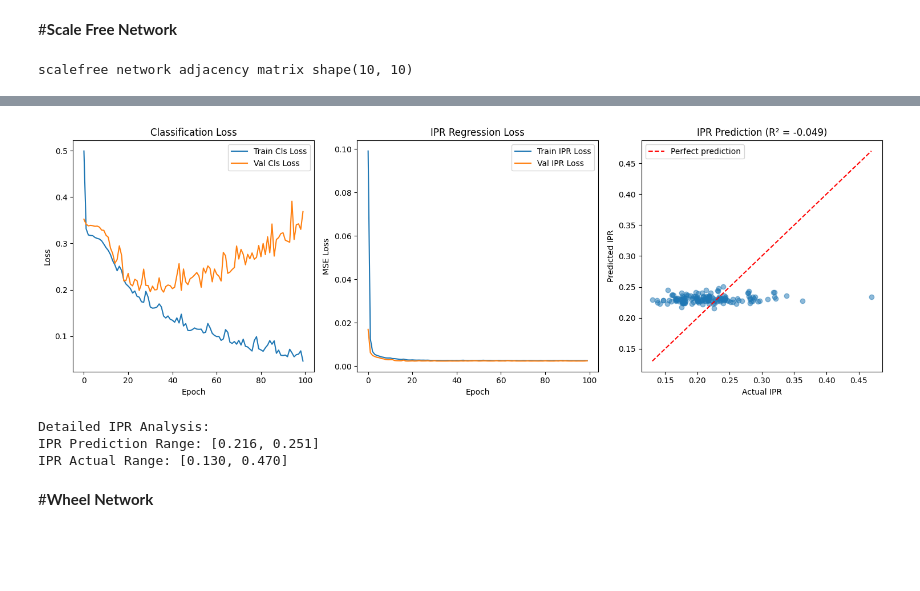
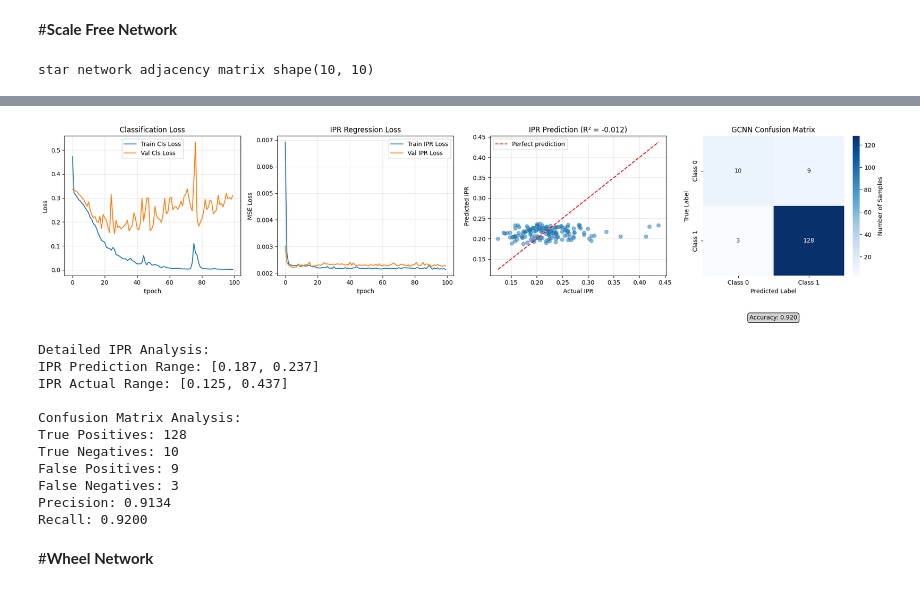
Before and after one commit to shikharkyadesultory/GNN_resilient_network, a Jupyter notebook: Steady_State_GNN(GCN).ipynb, the cells around one changed output, grey strips where cells are left out. Saved outputs shown, nothing was run; the diff lists cells and outputs as text; code cells hidden in the pictures; blank space fills up the shorter version.

```diff
--- a/Steady_State_GNN(GCN).ipynb
+++ b/Steady_State_GNN(GCN).ipynb
@@ -440,7 +441,7 @@ class LocalActivationGNN(nn.Module):
 #**Create Star Network and Evaluation Functionals**
 # %%
 ### Defining the GSO ###
-from sklearn.metrics import r2_score
+from sklearn.metrics import r2_score, precision_score, recall_score
 def create_star_network(n_nodes, center_weight=1.0, edge_weight=0.5):
   S = np.zeros((n_nodes,n_nodes))
   center_node = 0
@@ -590,6 +591,8 @@ def evaluate_model(model, test_loader, device='cpu'):
     # Classification metrics
     accuracy = accuracy_score(all_labels, all_preds)
     f1 = f1_score(all_labels, all_preds, average='weighted')
+    precision = precision_score(all_labels, all_preds, average='weighted') # Calculate precision
+    recall = recall_score(all_labels, all_preds, average='weighted') # Calculate recall
 
     # IPR regression metrics
     ipr_mae = np.mean(np.abs(all_ipr_preds - all_ipr_actuals))
@@ -601,6 +604,8 @@ def evaluate_model(model, test_loader, device='cpu'):
     return {
         'accuracy': accuracy,
         'f1_score': f1,
+        'precision': precision, # Add precision to the dictionary
+        'recall': recall, # Add recall to the dictionary
         'predictions': all_preds,
         'labels': all_labels,
         'ipr_predictions': all_ipr_preds,
@@ -1189,6 +1232,7 @@ class ScaleFreeDataset(Dataset):
     return self.data[idx].double(), self.labels[idx], torch.tensor(self.ipr_targets[idx], dtype=torch.float64)
 # %%
 ## Execution Block ##
+from sklearn.metrics import precision_score, recall_score
 if __name__ == "__main__":
     n_nodes = 10
     n_features = 3
@@ -1196,8 +1240,8 @@ if __name__ == "__main__":
     n_samples = 1000
     batch_size = 32
 
-    scalefree_adj = create_scalefree_network(n_nodes) # Corrected function call
-    print(f"scalefree network adjacency matrix shape{scalefree_adj.shape}")
+    star_adj = create_scalefree_network(n_nodes)
+    print(f"star network adjacency matrix shape{star_adj.shape}")
 
     dataset = ScaleFreeDataset(n_samples=n_samples, n_nodes=n_nodes,
                                n_features=n_features, n_classes=n_classes)
@@ -1225,16 +1269,13 @@ if __name__ == "__main__":
         'poolingSize': [2, 2, 2], # Added a third pooling size
         'dimLayersMLP': [64, 32],
         'dimLayersIPR': [16, 8], # Keep IPR layers config
-        'GSO': torch.tensor(scalefree_adj, dtype=torch.float64), # Convert GSO to float64
+        'GSO': torch.tensor(star_adj, dtype=torch.float64), # Convert GSO to float64
         'order': 'Degree',
         'n_classes': n_classes # Pass n_classes to the model config
     }
 
     model = LocalActivationGNN(**model_config)
-    model = model.double()
-    if hasattr(model, 'S') and model.S is not None:
-      model.S = model.S.double()
-    model = model.to(device)
+    model = model.double() # Ensure model parameters are double
     device = torch.device("cuda" if torch.cuda.is_available() else "cpu")
 
     criterion_cls = nn.CrossEntropyLoss()
@@ -1271,30 +1312,31 @@ if __name__ == "__main__":
     print(f"R² Score: {test_results['ipr_r2']:.4f}")
     print(f"Correlation: {test_results['ipr_correlation']:.4f}")
 
-
     # Plotting results
-    plt.figure(figsize=(15, 5))
+    plt.figure(figsize=(20, 5))
 
     # Plot 1: Classification losses
-    plt.subplot(1, 3, 1)
+    plt.subplot(1, 4, 1)
     plt.plot(train_losses['cls'], label='Train Cls Loss')
     plt.plot(val_losses['cls'], label='Val Cls Loss')
     plt.xlabel('Epoch')
     plt.ylabel('Loss')
     plt.legend()
     plt.title('Classification Loss')
+    plt.grid(True, alpha=0.3)
 
     # Plot 2: IPR regression losses
-    plt.subplot(1, 3, 2)
+    plt.subplot(1, 4, 2)
     plt.plot(train_losses['ipr'], label='Train IPR Loss')
     plt.plot(val_losses['ipr'], label='Val IPR Loss')
     plt.xlabel('Epoch')
     plt.ylabel('MSE Loss')
     plt.legend()
     plt.title('IPR Regression Loss')
+    plt.grid(True, alpha=0.3)
 
     # Plot 3: IPR predictions vs actual
-    plt.subplot(1, 3, 3)
+    plt.subplot(1, 4, 3)
     plt.scatter(test_results['ipr_actuals'], test_results['ipr_predictions'], alpha=0.5)
     min_val = min(np.min(test_results['ipr_actuals']), np.min(test_results['ipr_predictions']))
     max_val = max(np.max(test_results['ipr_actuals']), np.max(test_results['ipr_predictions']))
@@ -1303,14 +1345,42 @@ if __name__ == "__main__":
     plt.ylabel('Predicted IPR')
     plt.title(f'IPR Prediction (R² = {test_results["ipr_r2"]:.3f})')
     plt.legend()
+    plt.grid(True, alpha=0.3)
+
+    # Plot 4: Confusion Matrix
+    plt.subplot(1, 4, 4)
+    cm = confusion_matrix(test_results['labels'], test_results['predictions'])
+    sns.heatmap(cm, annot=True, fmt='d', cmap='Blues',
+                xticklabels=['Class 0', 'Class 1'],
+                yticklabels=['Class 0', 'Class 1'],
+                cbar_kws={'label': 'Number of Samples'})
+    plt.xlabel('Predicted Label')
+    plt.ylabel('True Label')
+    plt.title('GCNN Confusion Matrix')
+
+    # Add classification metrics to confusion matrix plot
+    accuracy = test_results['accuracy']
+    plt.text(0.5, -0.3, f'Accuracy: {accuracy:.3f}',
+             horizontalalignment='center', verticalalignment='center',
+             transform=plt.gca().transAxes, fontsize=10,
+             bbox=dict(boxstyle="round,pad=0.3", facecolor="lightgray"))
 
     plt.tight_layout()
-    plt.savefig('scalefree_network_results.png')
+    plt.savefig('gcnn_scalefree_network_results.png', dpi=300, bbox_inches='tight')
     plt.show()
 
     # Additional detailed analysis
     print(f"\nDetailed IPR Analysis:")
     print(f"IPR Prediction Range: [{test_results['ipr_predictions'].min():.3f}, {test_results['ipr_predictions'].max():.3f}]")
     print(f"IPR Actual Range: [{test_results['ipr_actuals'].min():.3f}, {test_results['ipr_actuals'].max():.3f}]")
+
+    # Confusion matrix detailed analysis
+    print(f"\nConfusion Matrix Analysis:")
+    print(f"True Positives: {cm[1, 1]}")
+    print(f"True Negatives: {cm[0, 0]}")
+    print(f"False Positives: {cm[0, 1]}")
+    print(f"False Negatives: {cm[1, 0]}")
+    print(f"Precision: {test_results['precision']:.4f}") # Access precision from the dictionary
+    print(f"Recall: {test_results['recall']:.4f}") # Access recall from the dictionary
 # %% [output]
-scalefree network adjacency matrix shape(10, 10)
+star network adjacency matrix shape(10, 10)
@@ -1337,7 +1407,15 @@ Correlation: 0.1603
-[figure, old version]
+[figure, new version]
 Detailed IPR Analysis:
-IPR Prediction Range: [0.216, 0.251]
-IPR Actual Range: [0.130, 0.470]
+IPR Prediction Range: [0.187, 0.237]
+IPR Actual Range: [0.125, 0.437]
+
+Confusion Matrix Analysis:
+True Positives: 128
+True Negatives: 10
+False Positives: 9
+False Negatives: 3
+Precision: 0.9134
+Recall: 0.9200
 # %% [markdown]
 #**Wheel Network**
 # %%
```
Also changed, not shown: parts of 5 cells of this notebook.
